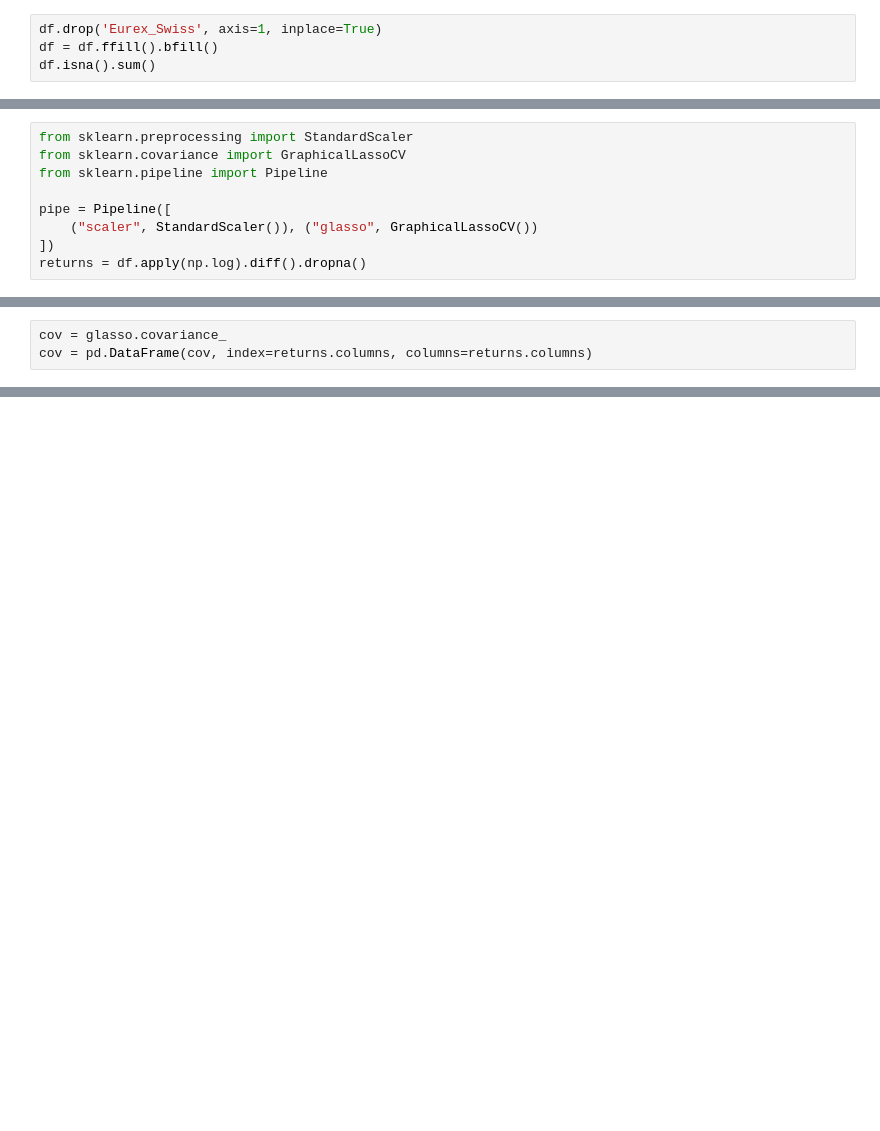
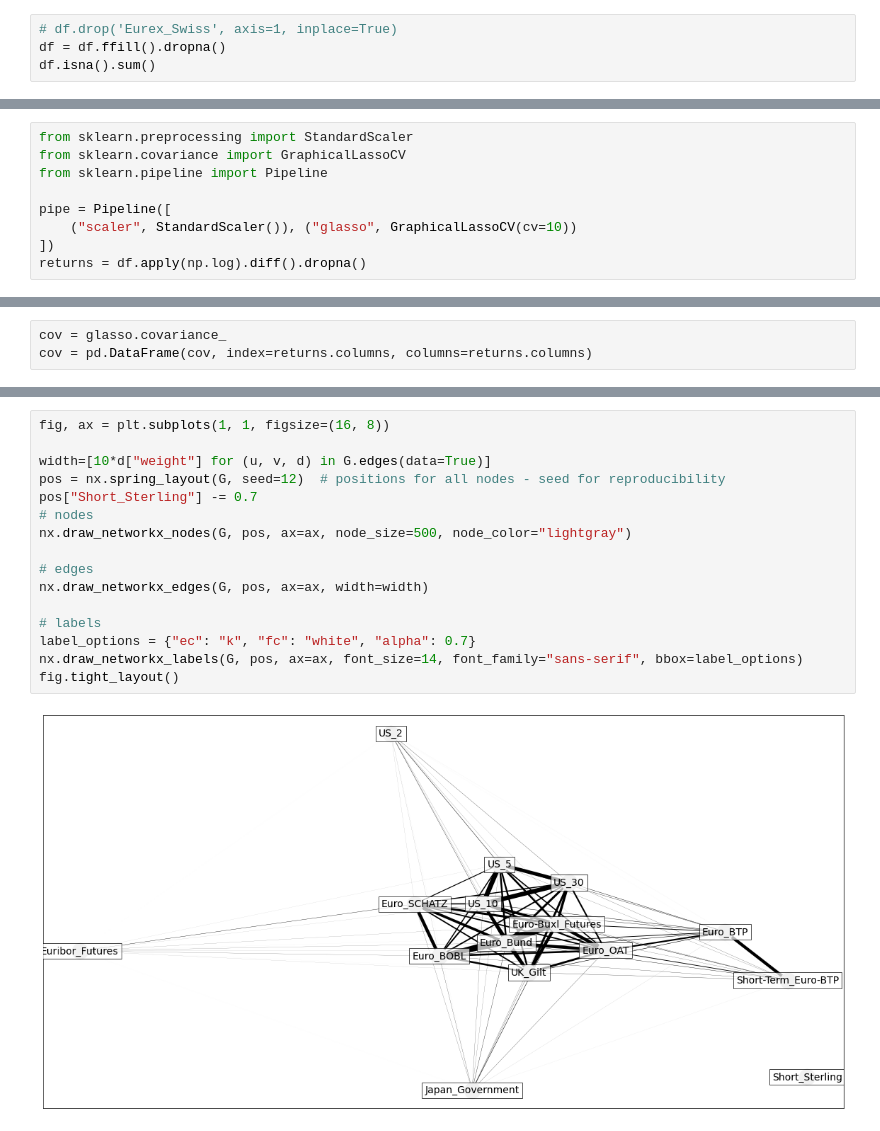
Before and after one commit to scikibu/Two-step-optimization-paper, a Jupyter notebook: Data_preprocess.ipynb, the cells around one changed output, grey strips where cells are left out. Saved outputs shown, nothing was run; the diff lists cells and outputs as text; blank space fills up the shorter version.

```diff
--- a/Data_preprocess.ipynb
+++ b/Data_preprocess.ipynb
@@ -79,6 +113,6 @@ dtype: int64
 # %%
-df.drop('Eurex_Swiss', axis=1, inplace=True)
-df = df.ffill().bfill()
+# df.drop('Eurex_Swiss', axis=1, inplace=True)
+df = df.ffill().dropna()
 df.isna().sum()
 # %% [output]
 Euribor_Futures        0
@@ -126,6 +145,6 @@ from sklearn.covariance import GraphicalLassoCV
 from sklearn.pipeline import Pipeline
 
 pipe = Pipeline([
-    ("scaler", StandardScaler()), ("glasso", GraphicalLassoCV())
+    ("scaler", StandardScaler()), ("glasso", GraphicalLassoCV(cv=10))
 ])
 returns = df.apply(np.log).diff().dropna()
@@ -168,0 +177,18 @@ nx.draw(G)
+# %%
+fig, ax = plt.subplots(1, 1, figsize=(16, 8))
+
+width=[10*d["weight"] for (u, v, d) in G.edges(data=True)]
+pos = nx.spring_layout(G, seed=12)  # positions for all nodes - seed for reproducibility
+pos["Short_Sterling"] -= 0.7
+# nodes
+nx.draw_networkx_nodes(G, pos, ax=ax, node_size=500, node_color="lightgray")
+
+# edges
+nx.draw_networkx_edges(G, pos, ax=ax, width=width)
+
+# labels
+label_options = {"ec": "k", "fc": "white", "alpha": 0.7}
+nx.draw_networkx_labels(G, pos, ax=ax, font_size=14, font_family="sans-serif", bbox=label_options)
+fig.tight_layout()
+# %% [output]
+[figure, added]
```
Also changed, not shown: parts of 14 cells of this notebook, 1 other file.
